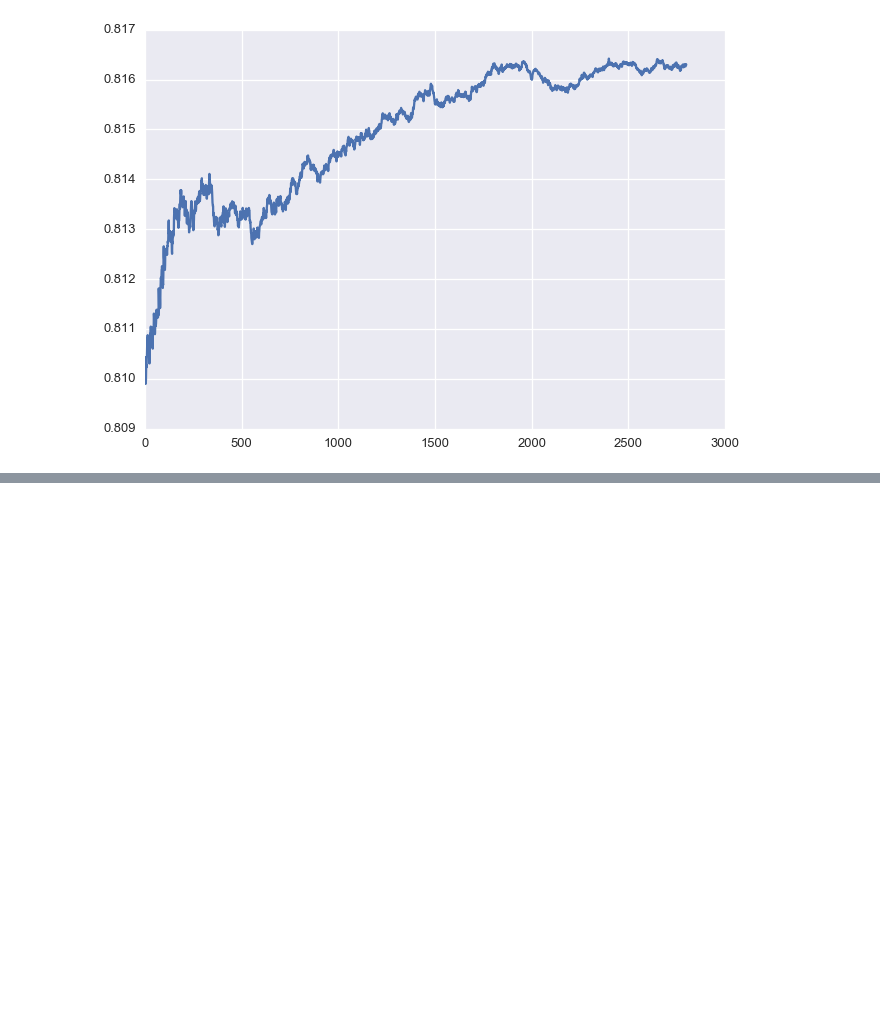
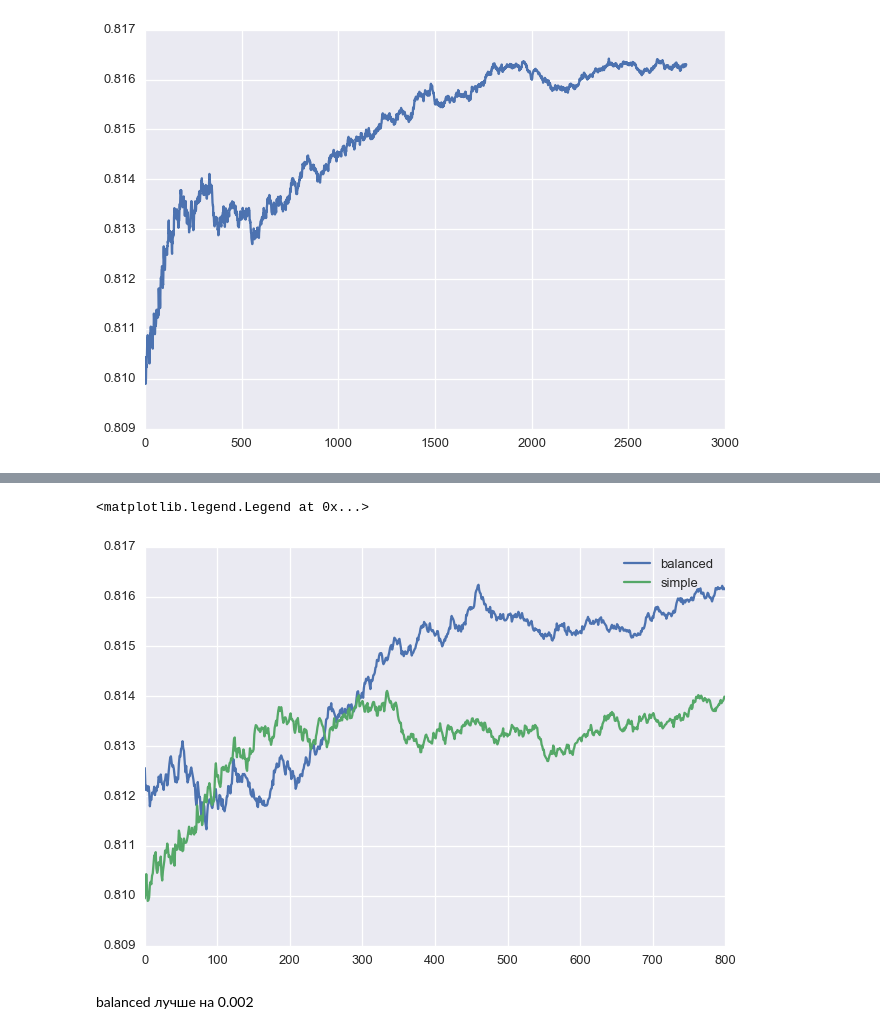
Before and after one commit to alexsyrom/kaggle-ml-train-1, a Jupyter notebook: solutionA.ipynb, the cells around one changed output, grey strips where cells are left out. Cells and saved outputs as stored; diff of their text form; code cells hidden in the pictures; blank space fills up the shorter version.

Commit message:
simple 3000 7 balanced

```diff
--- a/solutionA.ipynb
+++ b/solutionA.ipynb
@@ -86,3 +91,12 @@ plt.plot(test_score[200:])
 # %% [output]
 [<matplotlib.lines.Line2D at 0x...>]
 [figure]
+# %%
+%%time
+
+n_estimators = 1000
+
+clf = RFC(n_estimators=n_estimators, class_weight='balanced', criterion='entropy', n_jobs=-1, random_state=42)
+clf.fit(x_subtrain, y_subtrain)
+
+balanced_test_score = get_score_list(x_subtest, y_subtest, clf, roc_auc_score)
@@ -88,0 +106,9 @@ plt.plot(test_score[200:])
+# %%
+plt.plot(balanced_test_score[200:], label='balanced')
+plt.plot(test_score[200:1000], label='simple')
+plt.legend()
+# %% [output]
+<matplotlib.legend.Legend at 0x...>
+[figure, added]
+# %% [markdown]
+balanced лучше на 0.002
```
Also changed, not shown: parts of 14 cells of this notebook, 1 other file.
